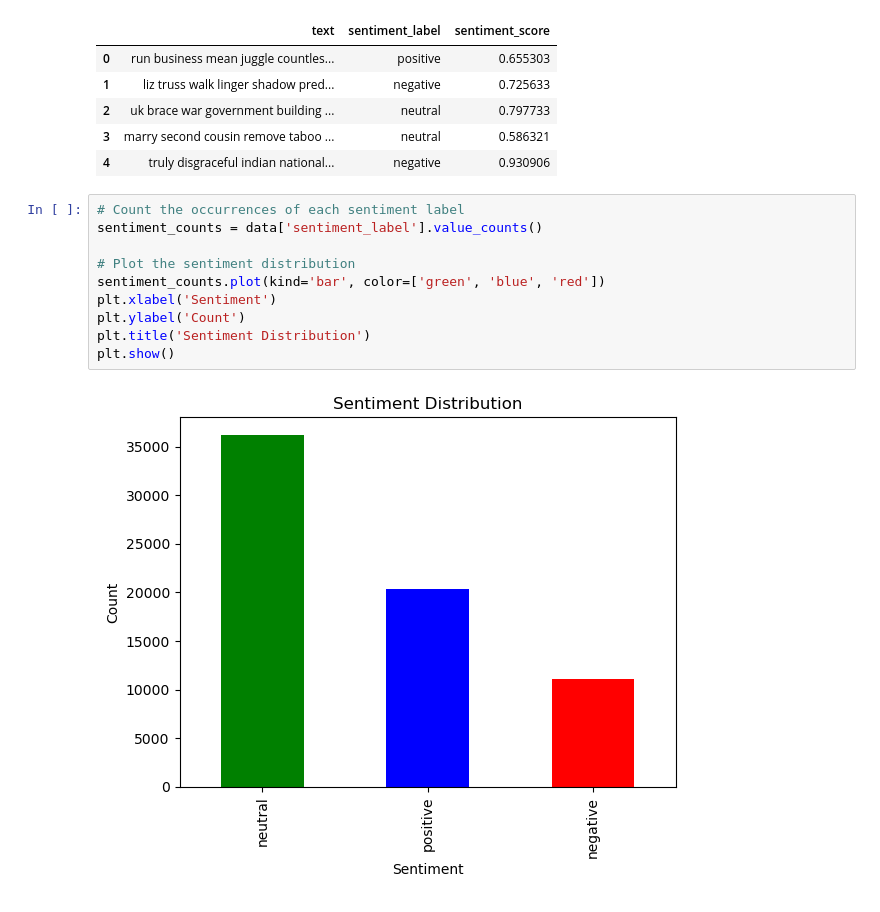
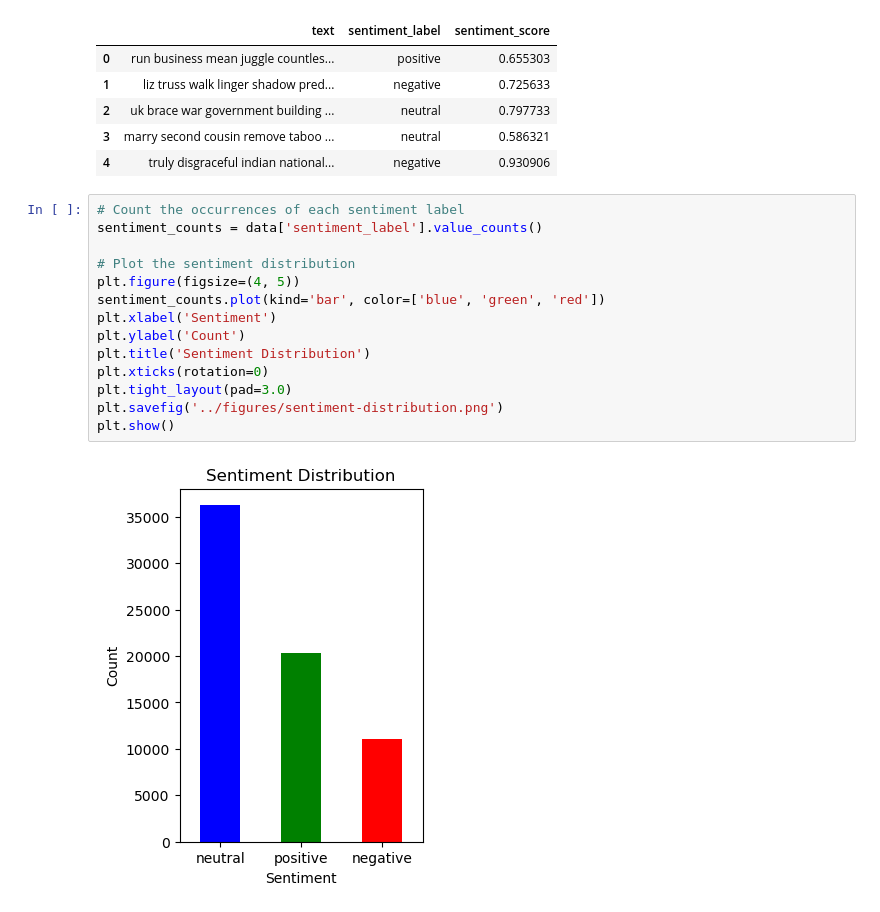
Before and after one commit to IronL442/UL-Case-Study-V2, a Jupyter notebook: analysis/sentiment.ipynb, the cells around one changed output. Cells and saved outputs as stored; diff of their text form.

```diff
--- a/analysis/sentiment.ipynb
+++ b/analysis/sentiment.ipynb
@@ -33,15 +33,19 @@ data[['text', 'sentiment_label', 'sentiment_score']].head()
 # %%
 # Count the occurrences of each sentiment label
 sentiment_counts = data['sentiment_label'].value_counts()
 
 # Plot the sentiment distribution
-sentiment_counts.plot(kind='bar', color=['green', 'blue', 'red'])
+plt.figure(figsize=(4, 5))
+sentiment_counts.plot(kind='bar', color=['blue', 'green', 'red'])
 plt.xlabel('Sentiment')
 plt.ylabel('Count')
 plt.title('Sentiment Distribution')
+plt.xticks(rotation=0)
+plt.tight_layout(pad=3.0)
+plt.savefig('../figures/sentiment-distribution.png')
 plt.show()
 # %% [output]
-[figure, old version]
+[figure, new version]
 # %%
 # Convert the timestamp to datetime format
 data['timestamp'] = pd.to_datetime(data['timestamp'], format='%H:%M:%S')
```
Also changed, not shown: parts of 4 cells of this notebook, 7 other files.
